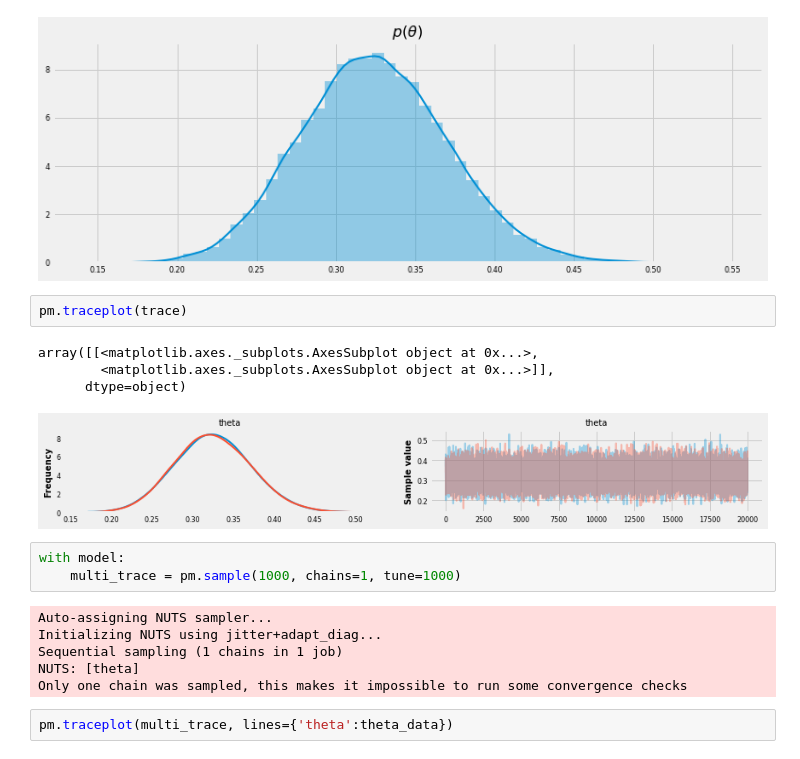
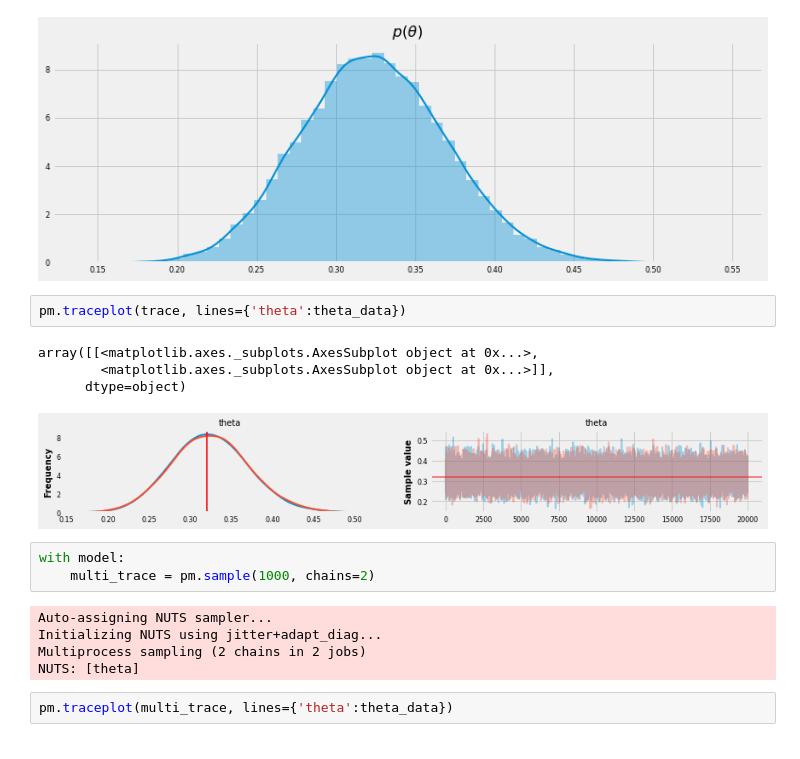
Before and after one commit to tvml/ml1819, a Jupyter notebook: _site/codici/BetaBernoulli.ipynb, the cells around one changed output. Saved outputs shown, nothing was run; the diff lists cells and outputs as text.

```diff
--- a/_site/codici/BetaBernoulli.ipynb
+++ b/_site/codici/BetaBernoulli.ipynb
@@ -153,21 +153,20 @@ plt.show()
 # %% [output]
 [figure]
 # %%
-pm.traceplot(trace)
+pm.traceplot(trace, lines={'theta':theta_data})
 # %% [output]
 array([[<matplotlib.axes._subplots.AxesSubplot object at 0x...>,
         <matplotlib.axes._subplots.AxesSubplot object at 0x...>]],
       dtype=object)
-[figure, old version]
+[figure, new version]
 # %%
 with model:
-    multi_trace = pm.sample(1000, chains=1, tune=1000)
+    multi_trace = pm.sample(1000, chains=2)
 # %% [output]
 Auto-assigning NUTS sampler...
 Initializing NUTS using jitter+adapt_diag...
-Sequential sampling (1 chains in 1 job)
+Multiprocess sampling (2 chains in 2 jobs)
 NUTS: [theta]
-Only one chain was sampled, this makes it impossible to run some convergence checks
 # %%
 pm.traceplot(multi_trace, lines={'theta':theta_data})
 # %% [output]
```
Also changed, not shown: 22 other files.
